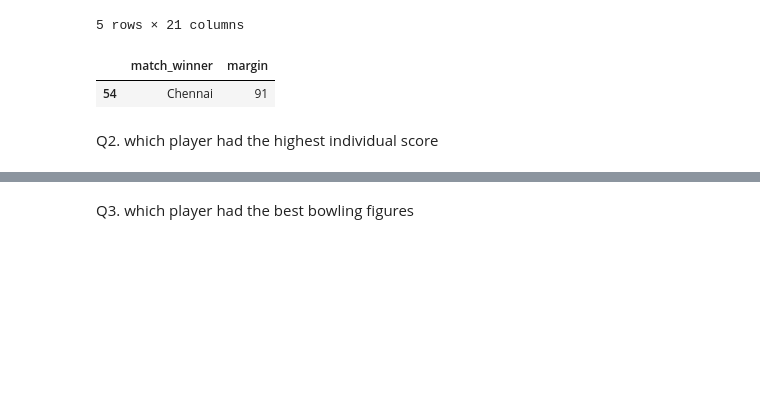
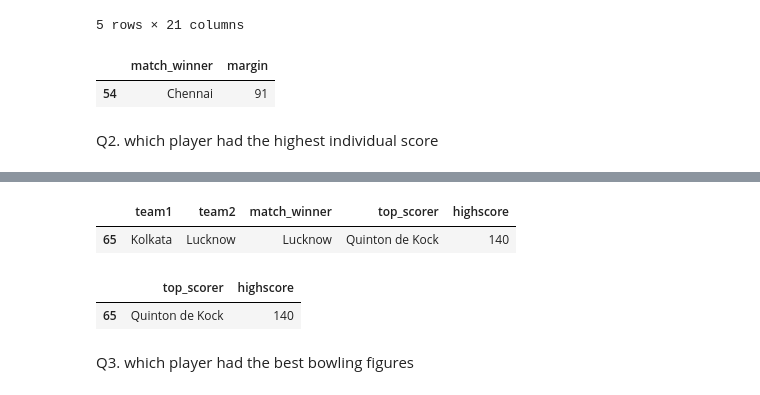
Before and after one commit to AarushiSavla/data-visualization, a Jupyter notebook: ipl_capstone_project.ipynb, the cells around one changed output, grey strips where cells are left out. Drawn from its saved outputs; the diff is of its cells as text; code cells hidden in the pictures; blank space fills up the shorter version.

```diff
--- a/ipl_capstone_project.ipynb
+++ b/ipl_capstone_project.ipynb
@@ -305,2 +315,13 @@ Q2. which player had the highest individual score
+# %%
+df[['team1','team2','match_winner','top_scorer','highscore']].sort_values(by= 'highscore',ascending= False).head(1)
+# %% [output]
+|  | team1 | team2 | match_winner | top_scorer | highscore |
+| 65 | Kolkata | Lucknow | Lucknow | Quinton de Kock | 140 |
+# %%
+# tutorial solution
+df[df['highscore']==df['highscore'].max()][['top_scorer','highscore']]
+# %% [output]
+|  | top_scorer | highscore |
+| 65 | Quinton de Kock | 140 |
 # %% [markdown]
 Q3. which player had the best bowling figures
```
Also changed, not shown: parts of 1 cell of this notebook.
